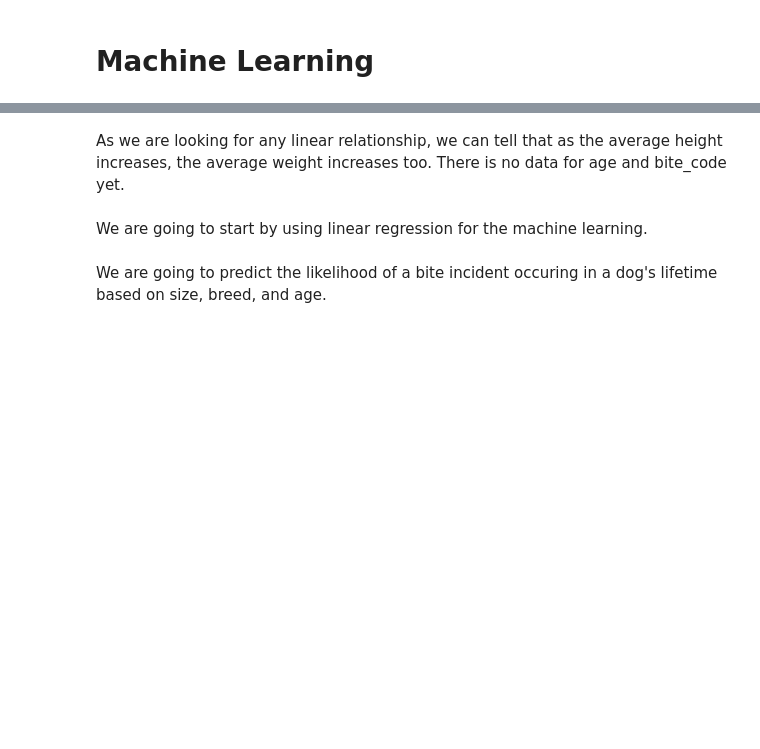
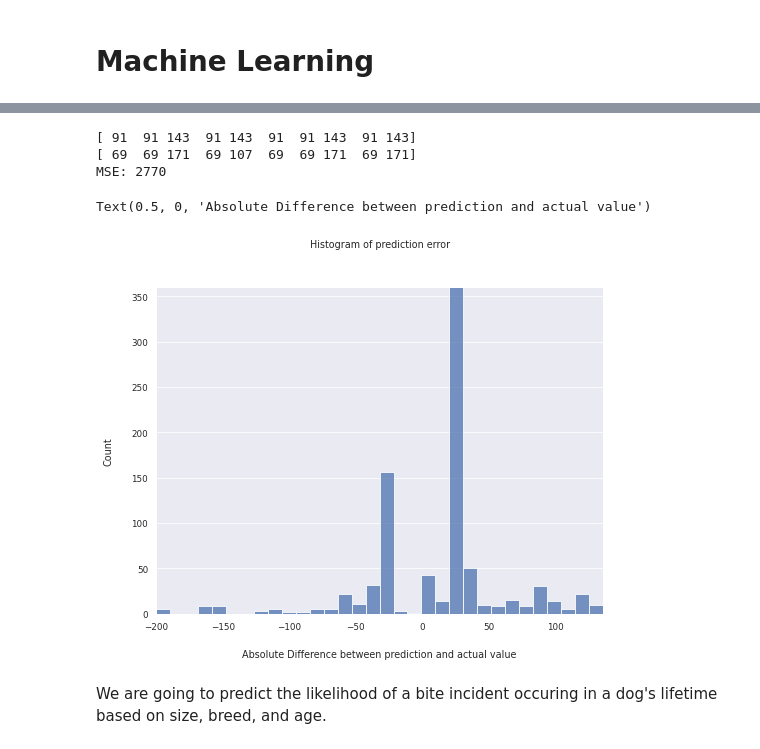
Before and after one commit to abellizzistudent/CST383_Project, a Jupyter notebook: SAV.ipynb, the cells around one changed output, grey strips where cells are left out. Cells and saved outputs as stored; diff of their text form; code cells hidden in the pictures; blank space fills up the shorter version.

```diff
--- a/SAV.ipynb
+++ b/SAV.ipynb
@@ -733,48 +758,40 @@ plt.ylabel('bite code')
 # %%
-#ML using KNN
-df_final.info()
-df_final = df_final.dropna()
+#ML using KNN Regression
+from sklearn.preprocessing import StandardScaler
+predictors =['age', 'gender', 'average_weight', 'average height', 'lifespan']
 
-#Predict the likelihood of a bite incident occuring in a dog's life by breed
-predictors =['age', 'gender', 'average_weight', 'average_height', 'average_lifespan']
-#gender is an object (change to numbers)
+target='breed_group'
+X=df_md[predictors].values
+y=df_md[target].values
 
-#labeling encoder target is label
-target = 'breed_group'
-X = df_final[predictors].values.astype(int) #ERROR TO DROP NA
-y = (df_final[target]).values.astype(int)
+X_train3, X_test3, y_train3, y_test3 = train_test_split(X, y, test_size=.3, random_state=42)
 
-X_train, X_test, y_train, y_test = train_test_split(X,y, test_size=0.3, random_state=42)
+scaler=StandardScaler()
+X_train3 = scaler.fit_transform(X_train3)
+X_test = scaler.transform(X_test3)
 
-#Scale data
+reg = KNeighborsRegressor()
+reg.fit(X_train3, y_train3)
 
-X_train = scaler.fit_transform(X_train)
-X_test = scaler.transform(X_test)
+predictions = reg.predict(X_test3)
 
-regr = KNeighborsRegressor()
-regr.fit(X_train, y_train)
+print(predictions[:10].astype(int))
+print(y_test3[:10])
 
-#make predictions
-predictions = regr.predict(X_test)
-print(predictions[:10].astype(int))
-print(y_test[:10])
+mse=((predictions - y_test3)**2).mean()
+print('MSE: {0:.0f}'.format(mse))
 
-#Compute Mean Squared Error of Predictions
-mse= ((predictions - y_test) ** 2).mean()
-print('MSE: {0: .0f}'.format(mse))
-
-#plot prediction error as histogram
 plt.figure(figsize=(8,6))
-sns.distplot(predictions - y_test, kde=False)
-plt.title('Histogram of Prediction error')
-plt.xlabel('Absolute difference between prediction and actual values')
-plt.xlim(-12000, 12000);
-
-#after this compare with linear regression
+sns.histplot(predictions - y_test3, kde=False)
+plt.title('Histogram of prediction error')
+plt.xlabel('Absolute Difference between prediction and actual value')
+#plt.xlim(-120, 12000)
+# %% [output]
+[ 91  91 143  91 143  91  91 143  91 143]
+[ 69  69 171  69 107  69  69 171  69 171]
+MSE: 2770
+Text(0.5, 0, 'Absolute Difference between prediction and actual value')
+[figure, added]
-# %% [markdown]
-As we are looking for any linear relationship, we can tell that as the average height increases, the average weight increases too.  There is no data for age and bite_code yet.
-# %% [markdown]
-We are going to start by using linear regression for the machine learning.
 # %% [markdown]
 We are going to predict the likelihood of a bite incident occuring in a dog's lifetime based on size, breed, and age.
 # %% [markdown]
```
Also changed, not shown: parts of 9 cells of this notebook.
